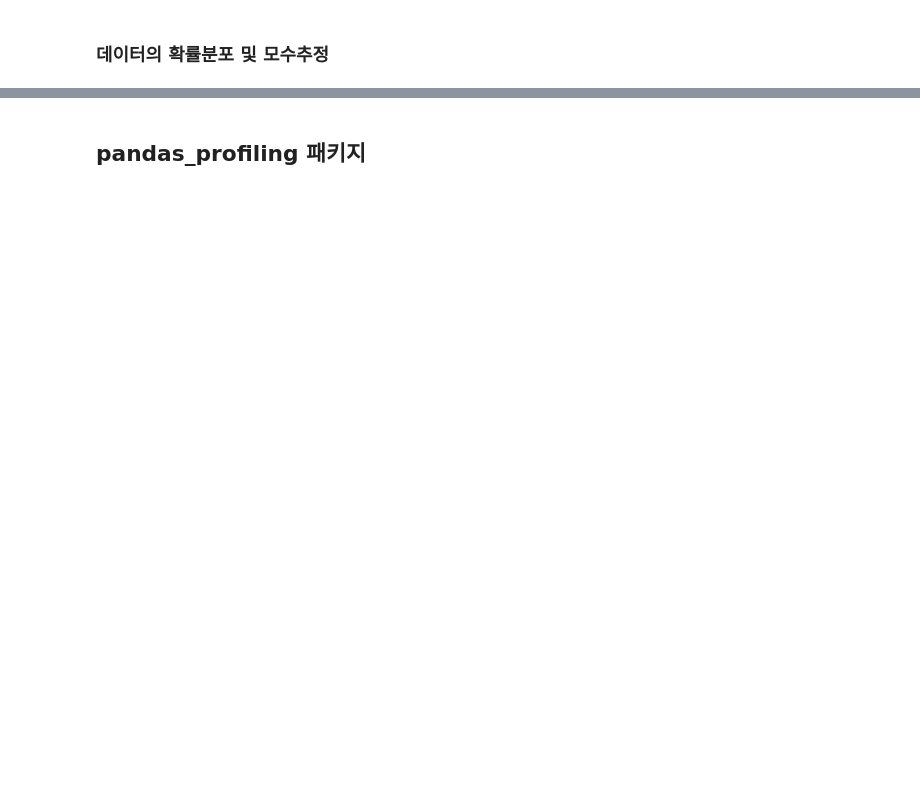
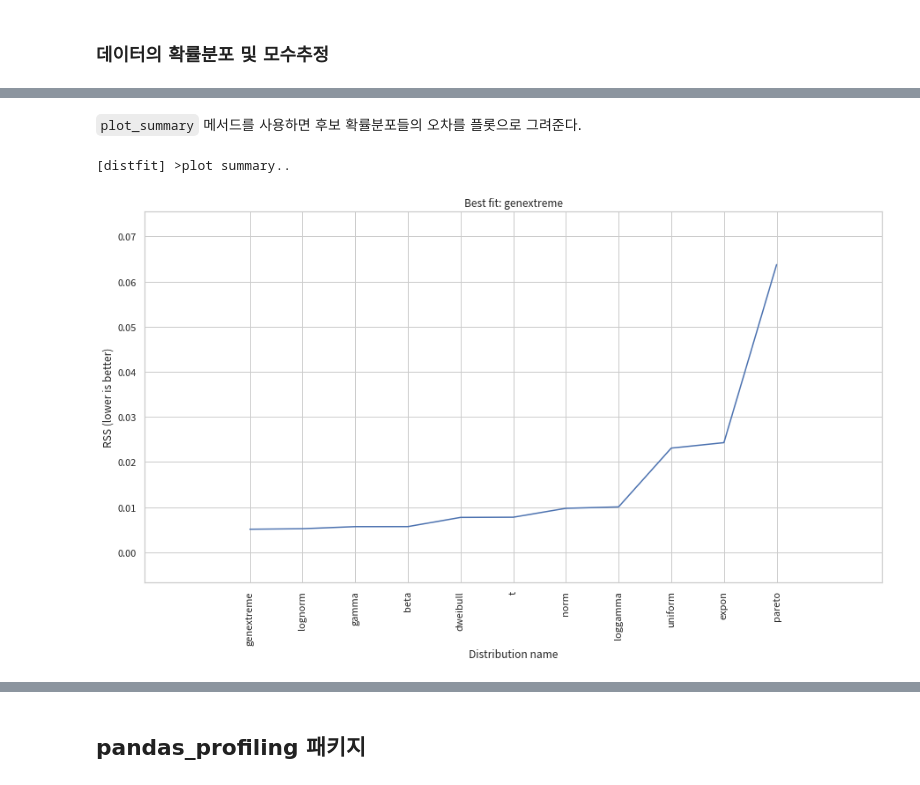
Before and after one commit to datascienceschool/book_data_analysis, a Jupyter notebook: _sources/ch02/02_08.ipynb, the cells around one changed output, grey strips where cells are left out. Drawn from its saved outputs; the diff is of its cells as text; code cells hidden in the pictures; blank space fills up the shorter version.

```diff
--- a/_sources/ch02/02_08.ipynb
+++ b/_sources/ch02/02_08.ipynb
@@ -153,0 +157,7 @@ plt.show()
+# %%
+from distfit import distfit
+
+dist = distfit(distr='popular')
+
+result = dist.fit_transform(tips.total_bill)
+result["model"]
@@ -153,0 +212,8 @@ plt.show()
+# %% [markdown]
+`plot_summary` 메서드를 사용하면 후보 확률분포들의 오차를 플롯으로 그려준다.
+# %%
+dist.plot_summary()
+plt.show()
+# %% [output]
+[distfit] >plot summary..
+[figure, added]
```
Also changed, not shown: parts of 10 cells of this notebook, 5 other files.
